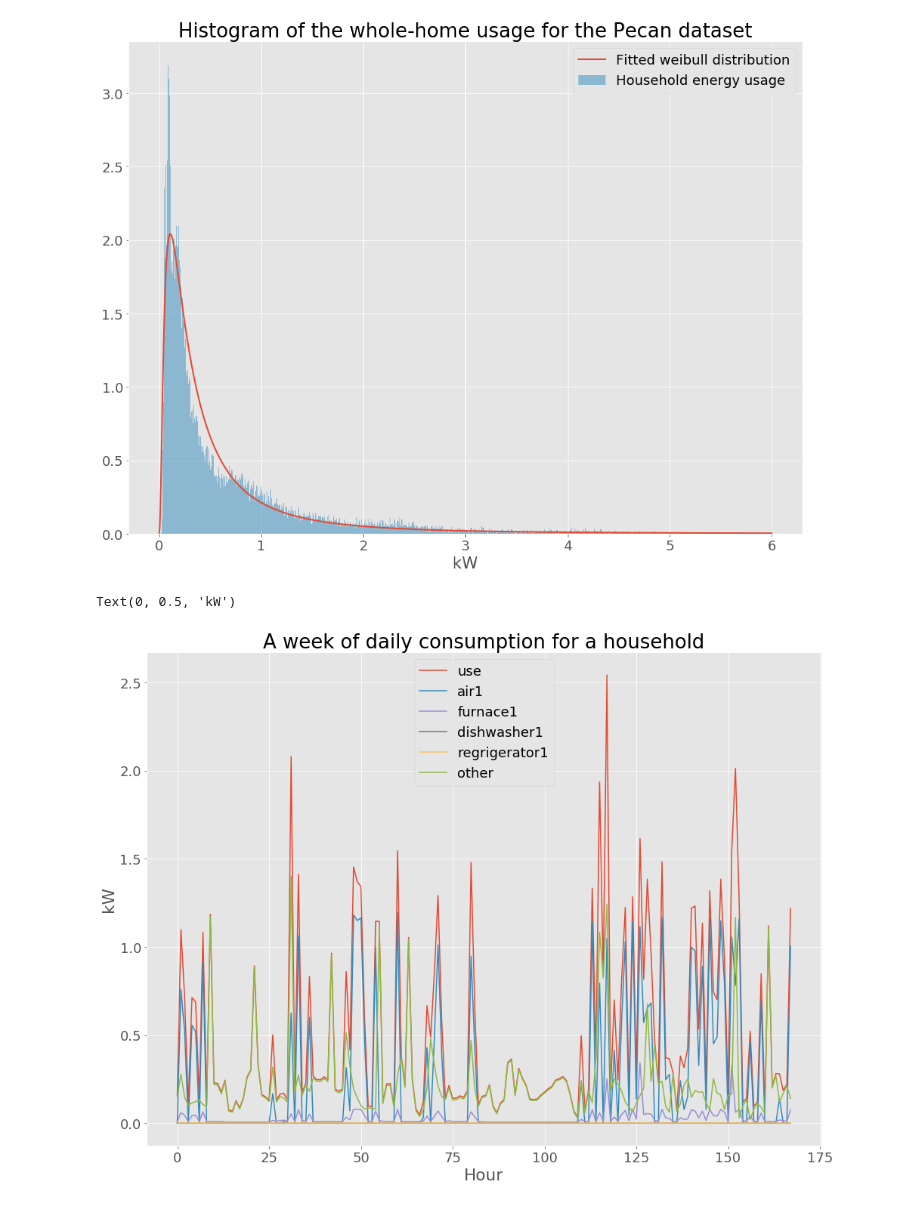
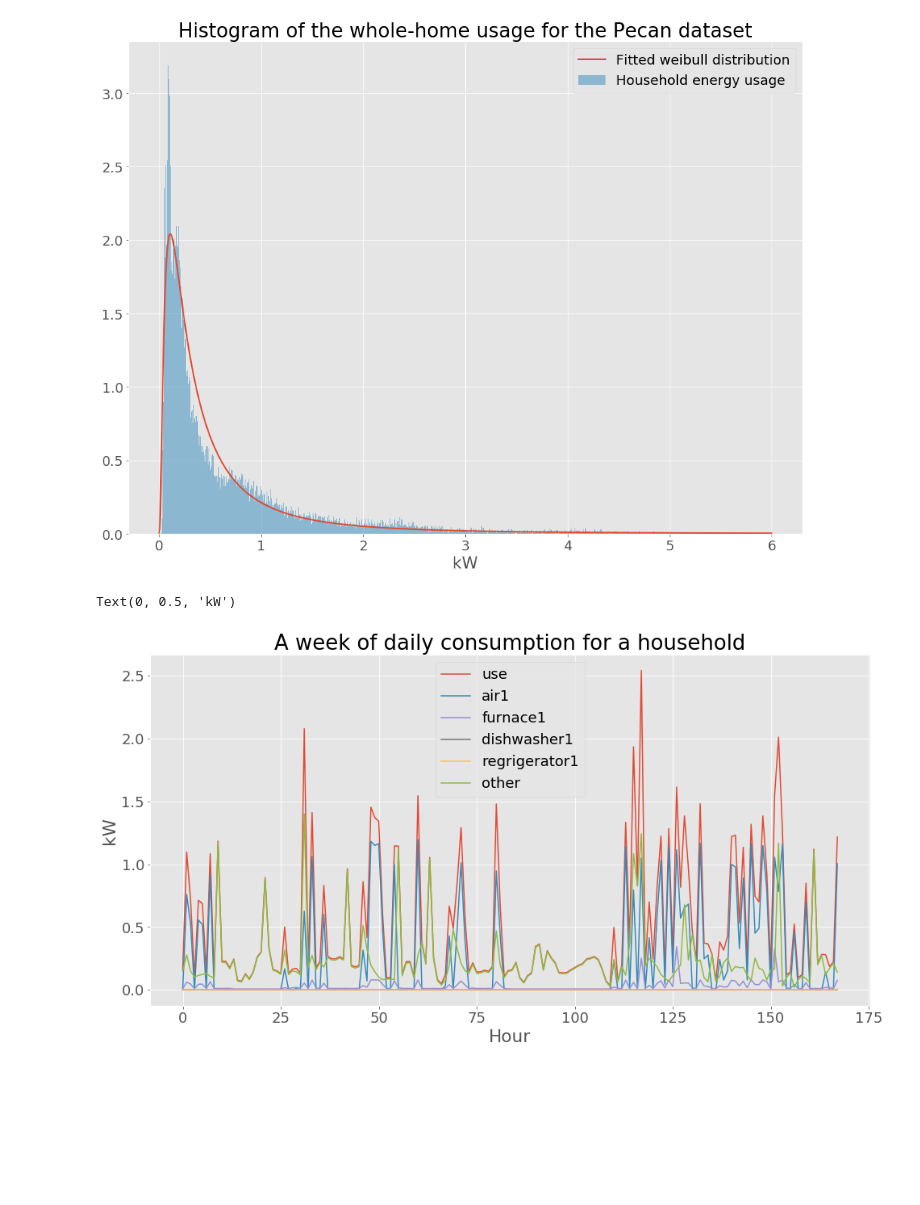
Before and after one commit to bondxue/Discriminative-Sparse-Coding-for-Energy-Disaggregation, a Jupyter notebook: dataprocess.ipynb, the cells around one changed output. Drawn from its saved outputs; the diff is of its cells as text; code cells hidden in the pictures; blank space fills up the shorter version.

```diff
--- a/dataprocess.ipynb
+++ b/dataprocess.ipynb
@@ -250,11 +252,11 @@ plt.legend()
 # %%
 df_test = df.copy()
 df_test.drop('localhour', axis=1, inplace=True)
 hours = 24*7
-df_test[0:hours].reset_index(drop=True).plot(figsize=(16,12))
+df_test[0:hours].reset_index(drop=True).plot(figsize=(16,8))
 plt.title('A week of daily consumption for a household')
 plt.xlabel('Hour')
 plt.ylabel('kW')
 # %% [output]
 Text(0, 0.5, 'kW')
-[figure, old version]
+[figure, new version]
```
Also changed, not shown: parts of 4 cells of this notebook.
